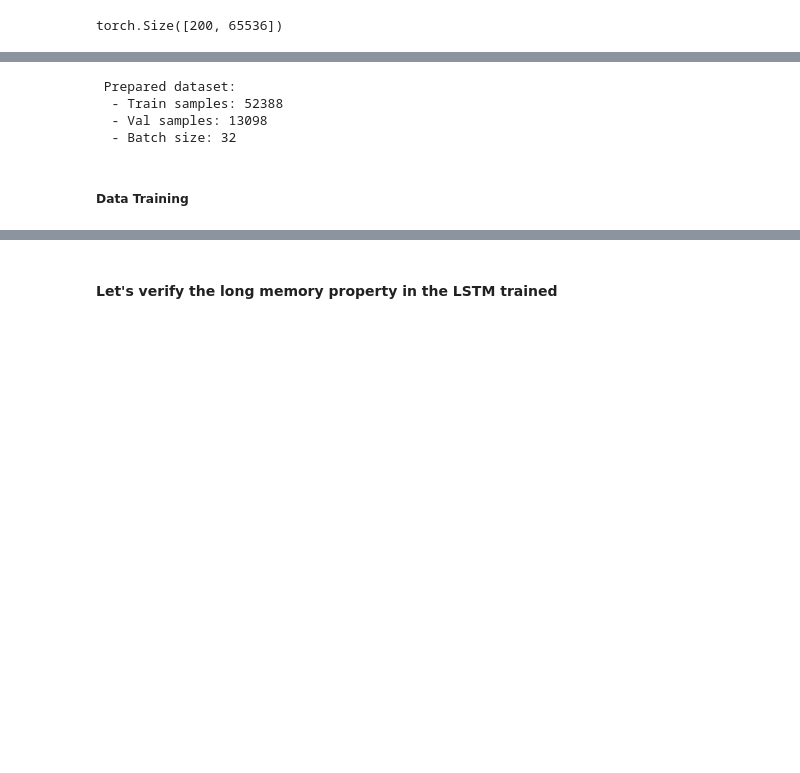
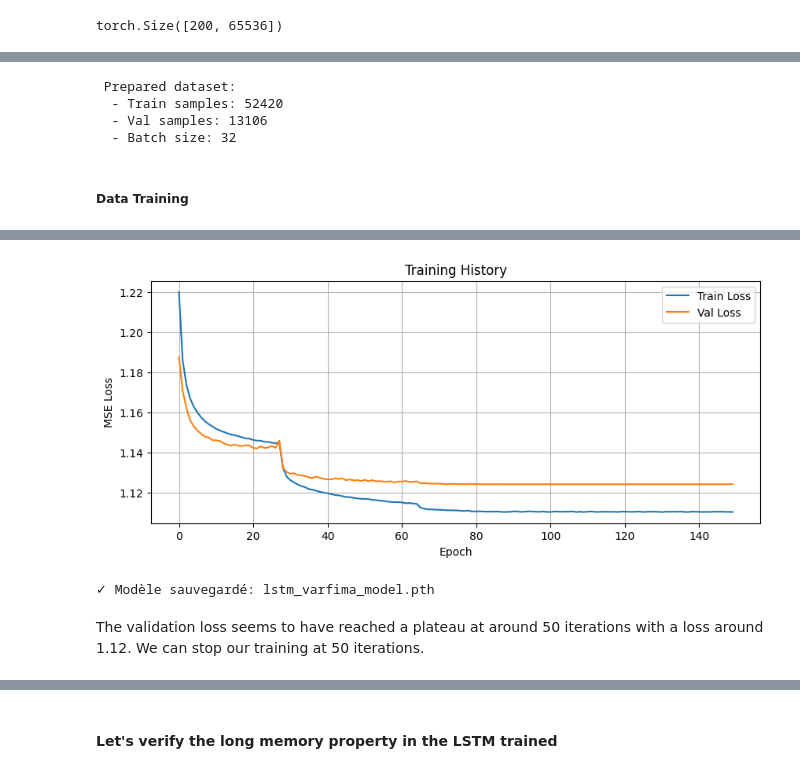
Before and after one commit to clemdst/LSTM-long-memory, a Jupyter notebook: Test Kelly/LSTM_short_memory.ipynb, the cells around one changed output, grey strips where cells are left out. Saved outputs shown, nothing was run; the diff lists cells and outputs as text; code cells hidden in the pictures; blank space fills up the shorter version.

```diff
--- a/Test Kelly/LSTM_short_memory.ipynb
+++ b/Test Kelly/LSTM_short_memory.ipynb
@@ -112,7 +109,7 @@ FD_seq.shape #we have a non supervised dataset of shape (k,T)
 # %% [output]
 torch.Size([200, 65536])
 # %%
-def unfold_sequence_to_supervised_dataset(data, seq_length=50, forecast_horizon=1):
+def unfold_sequence_to_supervised_dataset(data, seq_length, forecast_horizon=1):
     """
     Create a supervised dataset from multivariate time series sequence.
     with a rolling window approach.
@@ -139,7 +136,7 @@ def unfold_sequence_to_supervised_dataset(data, seq_length=50, forecast_horizon=
 
     return X.float(), y.float()
 
-dataset = unfold_sequence_to_supervised_dataset(FD_seq, seq_length=50, forecast_horizon=1)
+dataset = unfold_sequence_to_supervised_dataset(FD_seq, seq_length=10, forecast_horizon=1)
 # %%
 print(f"Size of X: {dataset[0].shape} \nSize of y: {dataset[1].shape}")
 # %% [output]
@@ -178,13 +175,22 @@ print(f"  - Val samples: {len(val_dataset)}")
 print(f"  - Batch size: {batch_size}")
 # %% [output]
  Prepared dataset:
-  - Train samples: 52388
-  - Val samples: 13098
+  - Train samples: 52420
+  - Val samples: 13106
   - Batch size: 32
 # %% [markdown]
 ##### Data Training
 # %%
 #Let's train the LSTM on the generated data using a ADAM optimizer and MSE loss
+#parameters of training:
+#for the optimizer: lr=0.01, scheduler (LROnPlateau): patience=5, eps=1e-6
+#for the LSTM: 64 hidden size, 2 layers, dropout of 0.2
+
+#Let's load the built LSTM model of two layers adapted to our multivariate time series of size k=200
+lstm_model = LSTMPredictor(
+    input_size=k,
+    hidden_size=64,
+    dropout=0.2)
 
 # Configuration
 device = torch.device('cuda' if torch.cuda.is_available() else 'cpu')
@@ -194,7 +200,7 @@ criterion = nn.MSELoss()
 optimizer = optim.Adam(model.parameters(), lr=0.01)
 scheduler = optim.lr_scheduler.ReduceLROnPlateau(optimizer, 'min', patience=5, eps=1e-6) #automatic learning rate adjustment
 
-num_epochs = 50 #50 iterations
+num_epochs = 150 #iteration number
 
 # Historique des pertes
 train_losses = []
@@ -278,0 +301,4 @@ AttributeError: module 'sympy' has no attribute 'core'
+[figure, added]
+✓ Modèle sauvegardé: lstm_varfima_model.pth
+# %% [markdown]
+The validation loss seems to have reached a plateau at around 50 iterations with a loss around 1.12. We can stop our training at 50 iterations.
```
Also changed, not shown: parts of 16 cells of this notebook.
